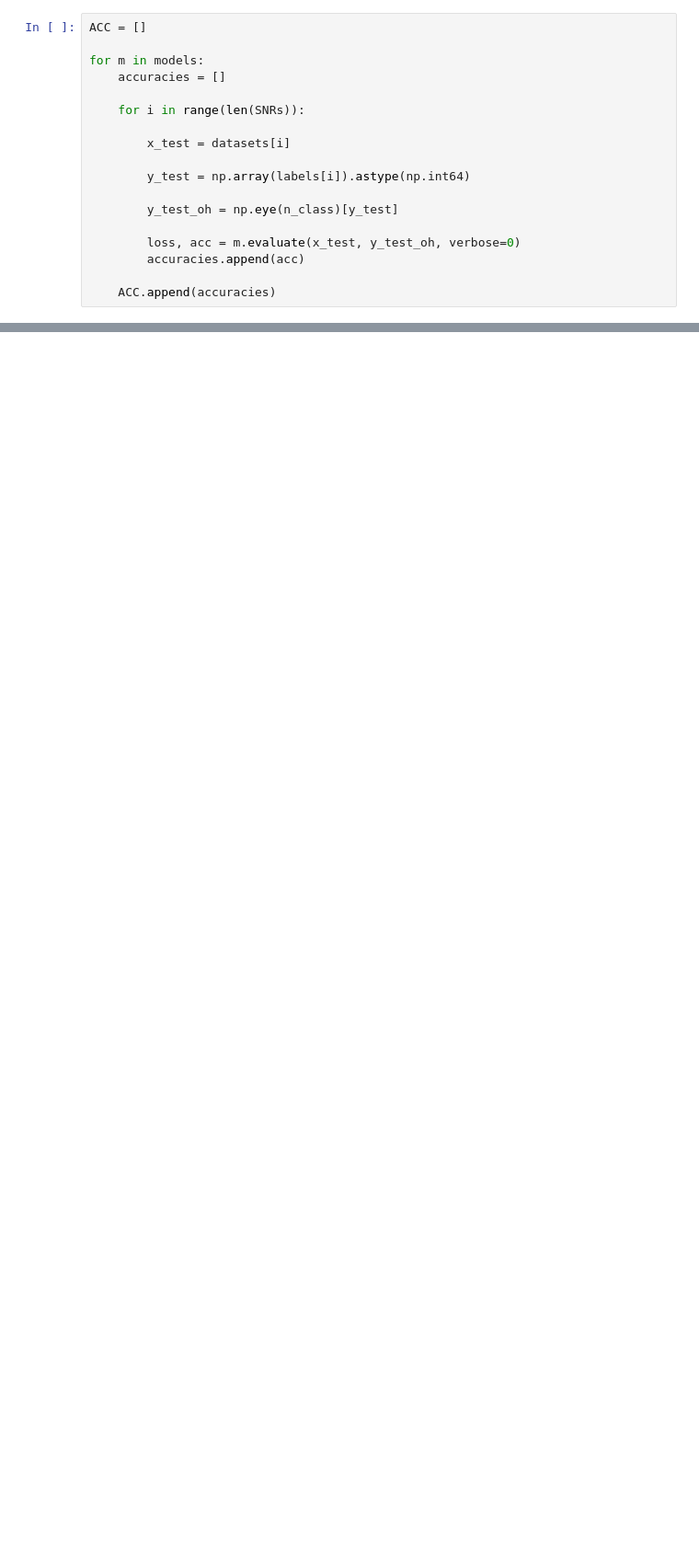
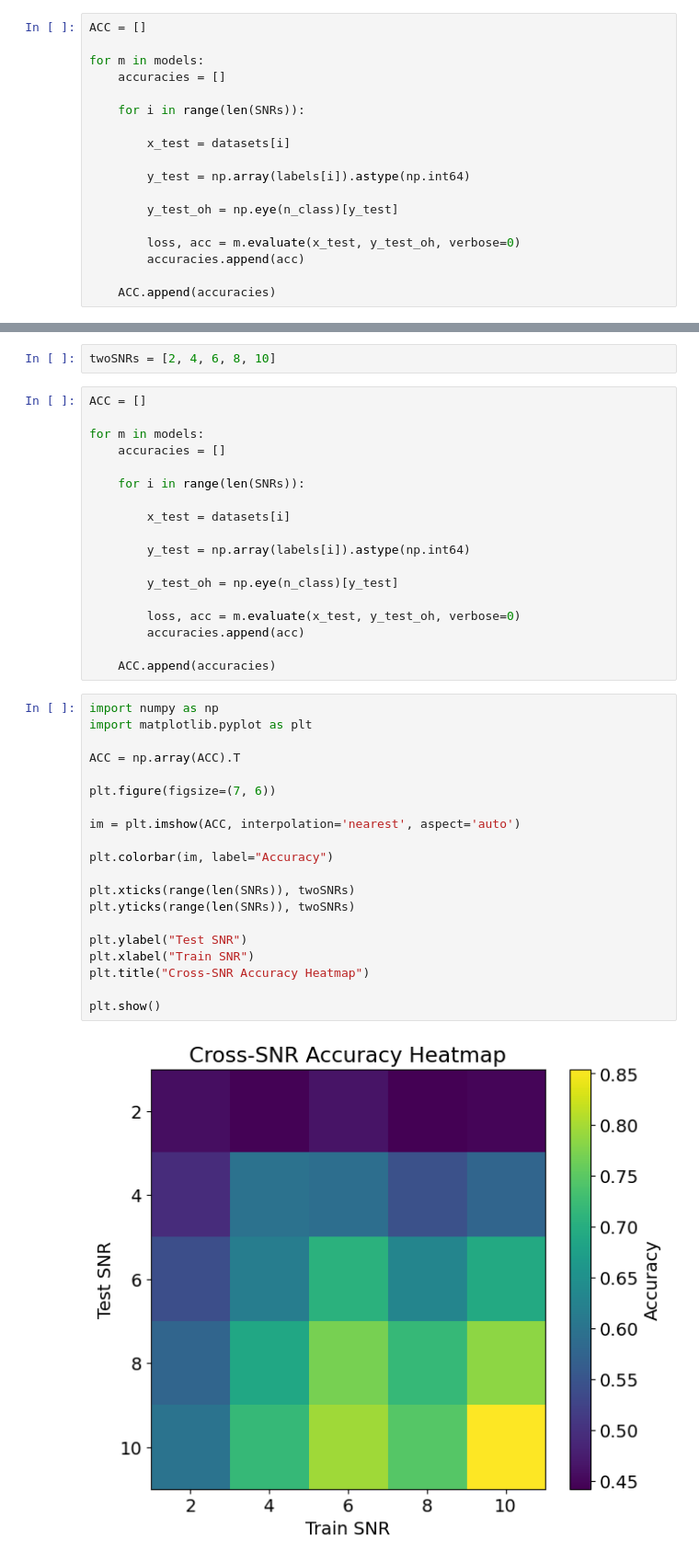
Before and after one commit to FrancescoPeron/LCP_B, a Jupyter notebook: ASSIGNMENT/Generalizzazione.ipynb, the cells around one changed output, grey strips where cells are left out. Shown at 92% size. Drawn from its saved outputs; the diff is of its cells as text; blank space fills up the shorter version.

```diff
--- a/ASSIGNMENT/Generalizzazione.ipynb
+++ b/ASSIGNMENT/Generalizzazione.ipynb
@@ -231,0 +367,42 @@ corresponding SNR: 3
+# %%
+twoSNRs = [2, 4, 6, 8, 10]
+# %%
+ACC = []
+
+for m in models:
+    accuracies = []
+
+    for i in range(len(SNRs)):
+
+        x_test = datasets[i]
+
+        y_test = np.array(labels[i]).astype(np.int64)
+
+        y_test_oh = np.eye(n_class)[y_test]
+
+        loss, acc = m.evaluate(x_test, y_test_oh, verbose=0)
+        accuracies.append(acc)
+
+    ACC.append(accuracies)
+# %%
+import numpy as np
+import matplotlib.pyplot as plt
+
+ACC = np.array(ACC).T
+
+plt.figure(figsize=(7, 6))
+
+im = plt.imshow(ACC, interpolation='nearest', aspect='auto')
+
+plt.colorbar(im, label="Accuracy")
+
+plt.xticks(range(len(SNRs)), twoSNRs)
+plt.yticks(range(len(SNRs)), twoSNRs)
+
+plt.ylabel("Test SNR")
+plt.xlabel("Train SNR")
+plt.title("Cross-SNR Accuracy Heatmap")
+
+plt.show()
+# %% [output]
+[figure, added]
```
Also changed, not shown: parts of 11 cells of this notebook.
